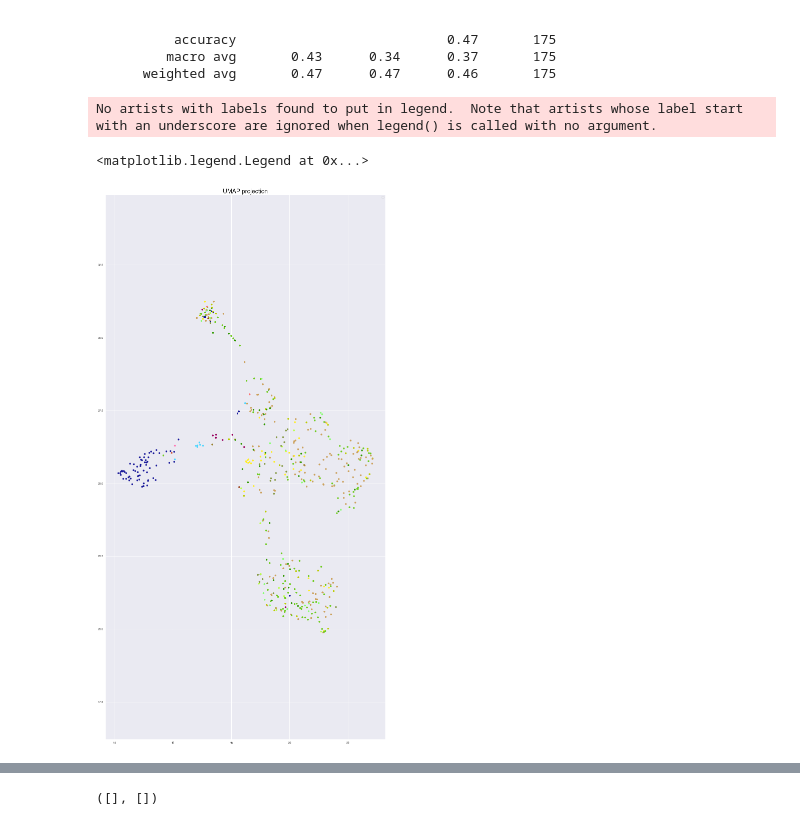
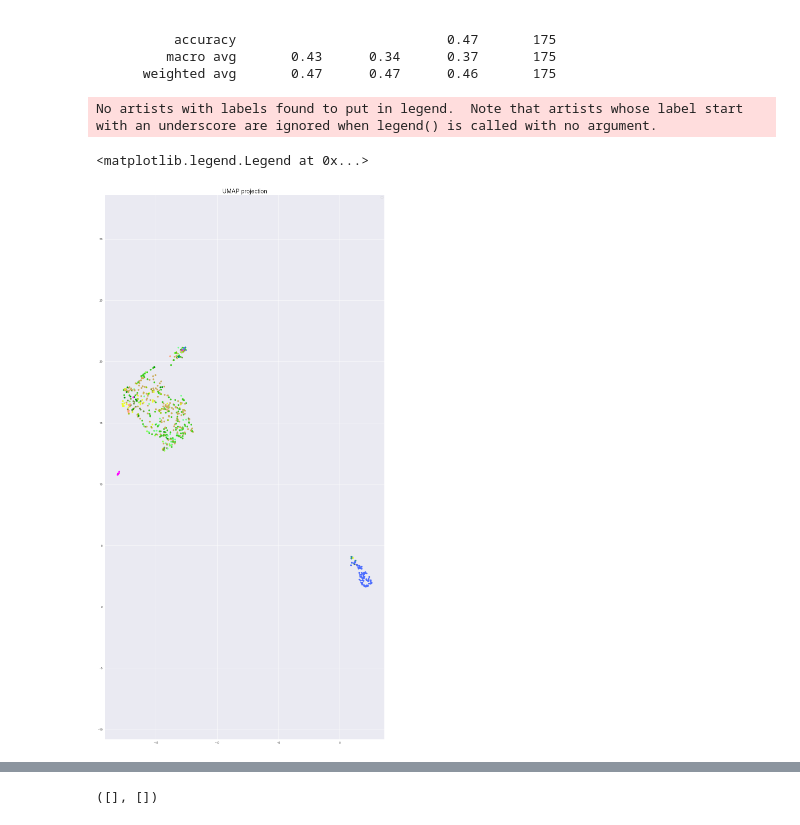
Before and after one commit to xpliu16/celltypes, a Jupyter notebook: NHP_BG_anal/Clean_analysis_ML_BG.ipynb, the cells around one changed output, grey strips where cells are left out. Cells and saved outputs as stored; diff of their text form; code cells hidden in the pictures.

```diff
--- a/NHP_BG_anal/Clean_analysis_ML_BG.ipynb
+++ b/NHP_BG_anal/Clean_analysis_ML_BG.ipynb
@@ -88,0 +149,4 @@ print(len(df3_filt))
+# %%
+df3_filt["CN3445"] = "CN3445-"
+df3_filt.loc[(df3_filt['Virus_label']=="CN3445") & (df3_filt['creCell_label']=='Positive'), "CN3445"] = 'CN3445+'
+df3_filt["CN3445"].value_counts()
@@ -107,7 +175,7 @@ main_subclasses = ['D1-Matrix', 'D2-Matrix', 'D1-Striosome', 'D2-Striosome', 'D1
                    'D1D2-Hybrid', 'D2-Hybrid-MCHR2', 'D1-NUDAP',
                    'SST_Chodl', 'PVALB-COL19A1-ST18', 'CHAT', 'LHX6-TAC3-PLPP4', 'TAC3-LHX8-PLPP4',
                    'CCK-VIP-TAC3', 'CCK-FBXL7']
-df3_filt_sub = df3_filt[[sc in main_subclasses for sc in df3_filt['level3.subclass_Tree_label']]]
+df3_filt_sub = df3_filt[[sc in main_subclasses for sc in df3_filt['level3.subclass_Corr_label']]]   # CHANGE BACK TO TREE
 df3_filt_sub.reset_index(inplace=True, drop=True)   # Important to reset index for subsequent steps
 df3_filt_sub
 # %% [output]
@@ -135,5 +203,10 @@ print(df3_filt_sub.columns.get_loc('upstroke_downstroke_ratio_ramp'))
 # %%
-df_ephys_sub = df3_filt_sub.iloc[:,594:686]
+#df_ephys_sub = df3_filt_sub.iloc[:,594:686]
+feat_start_ind = 597
+feat_end_ind = 691
+feat_end_nochirp_ind = 682
+df_ephys_sub = df3_filt_sub.iloc[:,feat_start_ind:feat_end_nochirp_ind]
+#df_ephys_sub = df3_filt_sub.iloc[:,597:682]   # No chirp features
 print(len(df_ephys_sub.columns))
 df_ephys_sub.columns
 # %% [output]
@@ -352,7 +424,7 @@ df_ephys_trim = df_ephys_trans.iloc[:,nonchirp_feat_inds]
 df3_filt_sub.reset_index(inplace=True, drop=True)
 
 #target_names = iris.target_names    # unique list of target categories, indexable from the target numbers
-X = df_ephys_trim.iloc[:,593:676]
+X = df_ephys_trim.iloc[:,feat_start_ind-1:feat_end_nochirp_ind-1]
 y = df3_filt_sub['level3.subclass_Tree_label']    # Currently actually using the below
 
 random_state = np.random.RandomState(0)
@@ -1671,23 +1750,23 @@ for cl in clf_lr.classes_:
 # %%
 import umap
 reducer = umap.UMAP()
 embedding = reducer.fit_transform(X_std)
 
 sorted_id = range(len(sorted_classes))
 sc_dict = dict(zip(sorted_classes, sorted_id))
 
 scatter = plt.scatter(
     embedding[:, 0],
     embedding[:, 1],
     #c=[sns.color_palette()[sc_dict[yy]] for yy in y]
-    c = df_ephys_trans['level3.subclass_Tree_color'])
+    c = df_ephys_trans['level3.subclass_Corr_color'])
 plt.gca().set_aspect('equal', 'datalim')
 plt.title('UMAP projection', fontsize=24)
 plt.legend()
 # %% [output]
 No artists with labels found to put in legend.  Note that artists whose label start with an underscore are ignored when legend() is called with no argument.
 <matplotlib.legend.Legend at 0x...>
-[figure, old version]
+[figure, new version]
 # %%
 sc = plt.scatter(
     embedding[:, 0],
```
Also changed, not shown: parts of 53 cells of this notebook, 7 other files.
